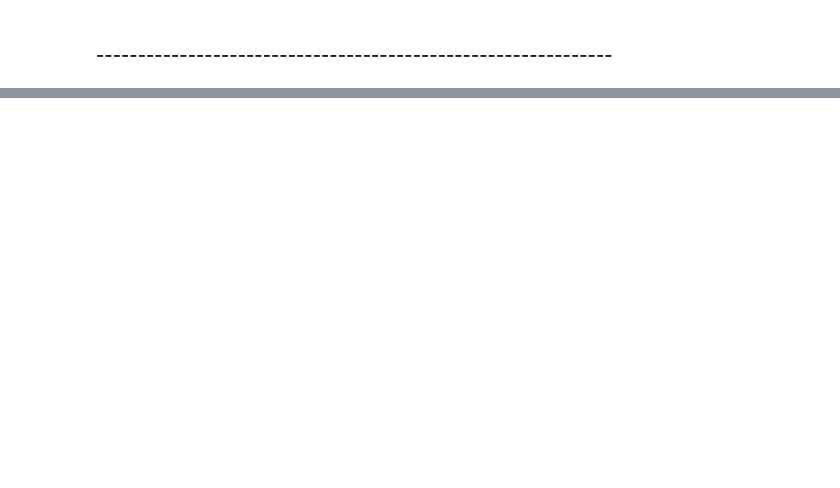
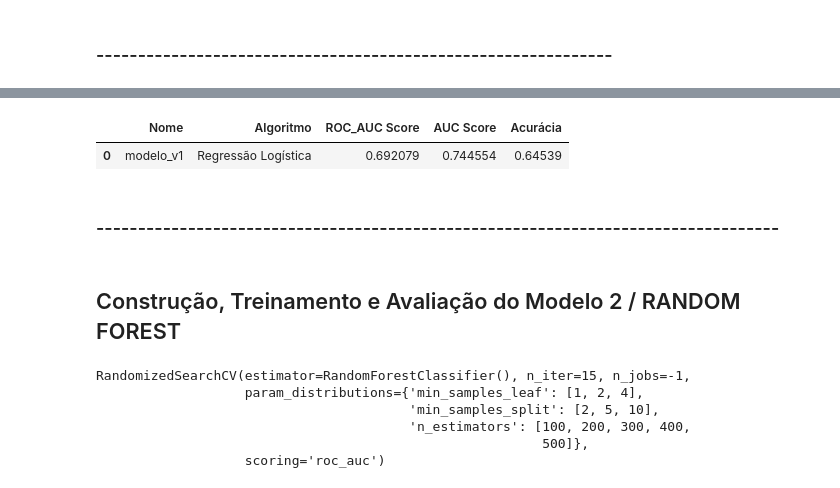
Before and after one commit to alyssonmontovanelli/formacao_dataScience_DSA, a Jupyter notebook: 01_bigData_RealTime_Python_Spark/cap09_Machine_Learning/Mini_Projeto.ipynb, the cells around one changed output, grey strips where cells are left out. Cells and saved outputs as stored; diff of their text form; code cells hidden in the pictures; blank space fills up the shorter version.

```diff
--- a/01_bigData_RealTime_Python_Spark/cap09_Machine_Learning/Mini_Projeto.ipynb
+++ b/01_bigData_RealTime_Python_Spark/cap09_Machine_Learning/Mini_Projeto.ipynb
@@ -696,0 +737,4 @@ para o ponto de dado 16, classe real = 1, classe prevista = 0, probabilidade pre
+# %%
+# AUC em teste
+auc_v1 = auc(fpr_v1, tpr_v1)
+print(auc_v1)
@@ -696,0 +743,4 @@ para o ponto de dado 16, classe real = 1, classe prevista = 0, probabilidade pre
+# %%
+# Acurácia em teste
+acuracia_v1 = accuracy_score(y_teste, y_pred_v1)
+print(acuracia_v1)
@@ -696,0 +785,20 @@ para o ponto de dado 16, classe real = 1, classe prevista = 0, probabilidade pre
+# %%
+dict_modelo_v1 = {
+    'Nome': ['modelo_v1'],
+    'Algoritmo': ['Regressão Logística'],
+    'ROC_AUC Score': [roc_auc_v1],
+    'AUC Score': [auc_v1],
+    'Acurácia': [acuracia_v1]
+}
+# %%
+# Adc o dict no DF
+df_modelos_ML = pd.DataFrame(dict_modelo_v1)
+# %%
+display(df_modelos_ML)
+# %% [output]
+|  | Nome | Algoritmo | ROC_AUC Score | AUC Score | Acurácia |
+| 0 | modelo_v1 | Regressão Logística | 0.692079 | 0.744554 | 0.64539 |
+# %% [markdown]
+### ----------------------------------------------------------------------------------
+# %% [markdown]
+## Construção, Treinamento e Avaliação do Modelo 2 / RANDOM FOREST
@@ -696,0 +819,10 @@ para o ponto de dado 16, classe real = 1, classe prevista = 0, probabilidade pre
+# %%
+# Treinamento do modelo
+modelo_v2.fit(x_treino, y_treino)
+# %% [output]
+RandomizedSearchCV(estimator=RandomForestClassifier(), n_iter=15, n_jobs=-1,
+                   param_distributions={'min_samples_leaf': [1, 2, 4],
+                                        'min_samples_split': [2, 5, 10],
+                                        'n_estimators': [100, 200, 300, 400,
+                                                         500]},
+                   scoring='roc_auc')
```
Also changed, not shown: parts of 50 cells of this notebook, 4 other files.
